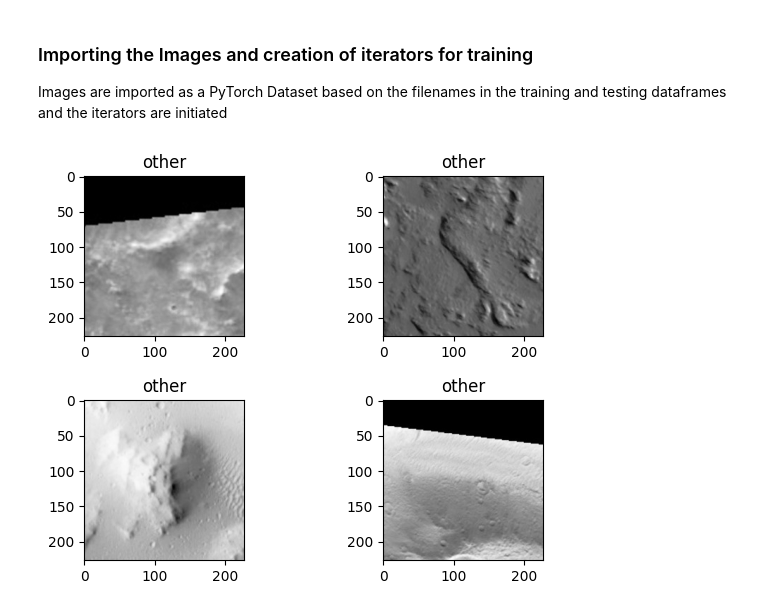
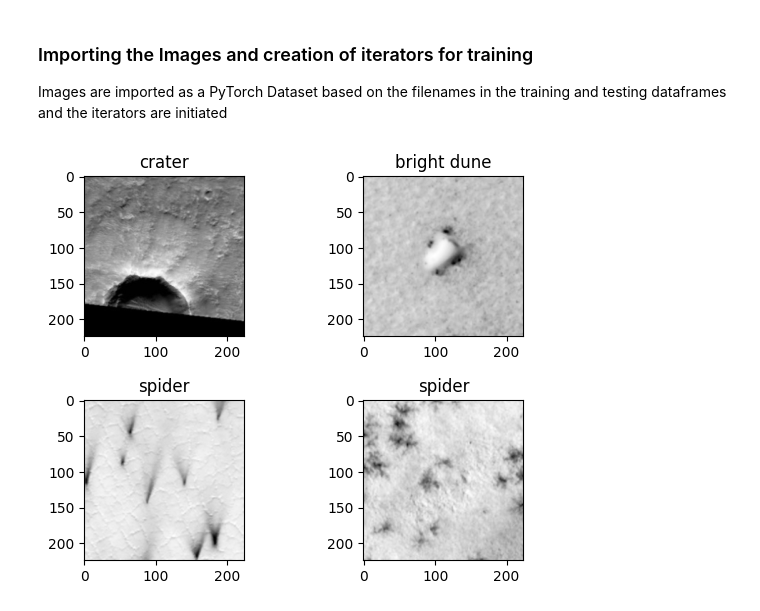
Before and after one commit to mannm2406/soi_auwaves_crue, a Jupyter notebook: train.ipynb, the cells around one changed output. Drawn from its saved outputs; the diff is of its cells as text; code cells hidden in the pictures.

Commit message:
Data Expansion and Saving Model
Changed the composition of data, added model saving functionality, and alternating data loaders

```diff
--- a/train.ipynb
+++ b/train.ipynb
@@ -104,39 +214,42 @@ class MarsImgDataset(Dataset):
 
         return sample
 # %%
-IMAGE_SIZE = (227, 227) # Standardising the size for all images
+IMAGE_SIZE = (224, 224) # Standardising the size for all images
 data_transform = transforms.Compose([
     transforms.Resize(IMAGE_SIZE),
     transforms.ToTensor(),
-    transforms.RandomHorizontalFlip(), # Random flips
+    transforms.Normalize((0.5, ), (0.5, )),
+    transforms.RandomHorizontalFlip(p = 0.6), # Random flips
     ])
 
-train_dataset = MarsImgDataset(train_df, data_transform)
+train_dataset_1 = MarsImgDataset(train_df_1, data_transform)
+train_dataset_2 = MarsImgDataset(train_df_2, data_transform)
 test_dataset = MarsImgDataset(test_df, data_transform)
 
-train_loader = DataLoader(dataset=train_dataset, batch_size=10, shuffle=True) # Initialise Training Loader
-test_loader = DataLoader(dataset=test_dataset, batch_size=10, shuffle=True) # Initialise Testing Loader
+train_loader_1 = DataLoader(dataset=train_dataset_1, batch_size=32, shuffle=True) # Initialise Training Loader
+train_loader_2 = DataLoader(dataset=train_dataset_2, batch_size=32, shuffle=True) # Initialise Training Loader
+test_loader = DataLoader(dataset=test_dataset, batch_size=32, shuffle=True) # Initialise Testing Loader
 # %%
 ## Check the dataloaders by plotting the imported images
-img, label = next(iter(test_loader))
+img, label = next(iter(train_loader_2))
 figure, axis = plt.subplots(2,2)
 
 axis[0,0].imshow(img[0].permute(1,2,0), cmap = 'Greys_r')
 axis[0,0].set_title(int_to_label_map[label[0].item()])
 
 axis[0,1].imshow(img[1].permute(1,2,0), cmap = 'Greys_r')
 axis[0,1].set_title(int_to_label_map[label[1].item()])
 
 axis[1,0].imshow(img[2].permute(1,2,0), cmap = 'Greys_r')
 axis[1,0].set_title(int_to_label_map[label[2].item()])
 
 axis[1,1].imshow(img[3].permute(1,2,0), cmap = 'Greys_r')
 axis[1,1].set_title(int_to_label_map[label[3].item()])
 
 plt.subplots_adjust(
-    left=0.1, bottom=0.1, right=0.9, top=0.9, wspace=0.4, hspace=0.4
+    left=0.1, bottom=0.1, right=0.9, top=0.9, wspace=0.2, hspace=0.4
 )
 
 plt.show()
 # %% [output]
-[figure, old version]
+[figure, new version]
```
Also changed, not shown: parts of 5 cells of this notebook.
